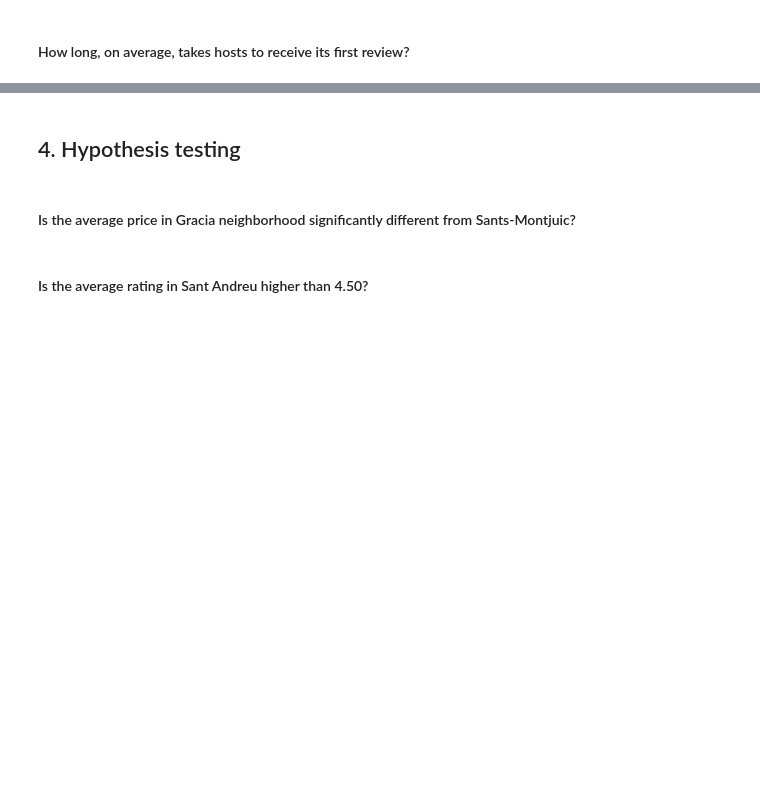
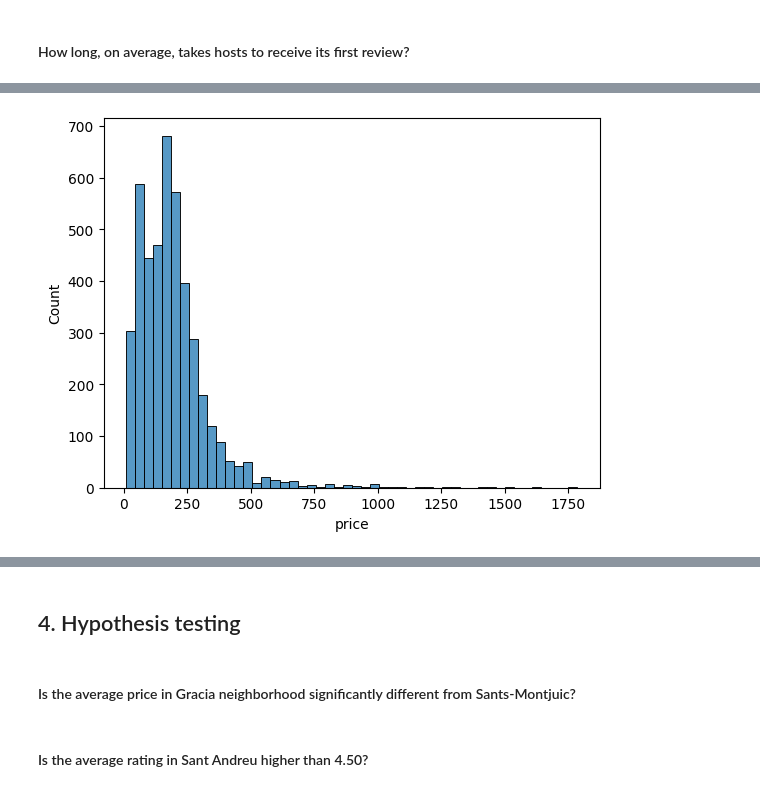
Before and after one commit to joacog86/midprojectlab, a Jupyter notebook: mbproject_analysis.ipynb, the cells around one changed output, grey strips where cells are left out. Cells and saved outputs as stored; diff of their text form; code cells hidden in the pictures; blank space fills up the shorter version.

```diff
--- a/mbproject_analysis.ipynb
+++ b/mbproject_analysis.ipynb
@@ -93,0 +207,7 @@ most_listings = data.groupby('neighbourhood_group_cleansed')['']
+# %%
+# Price histogram for Eixample
+
+sns.histplot(data[(data['price'] < 2000) & (data['neighbourhood_group_cleansed'] == 'Eixample')]['price'], bins=50)
+plt.show()
+# %% [output]
+[figure, added]
```
Also changed, not shown: parts of 28 cells of this notebook, 1 other file.
